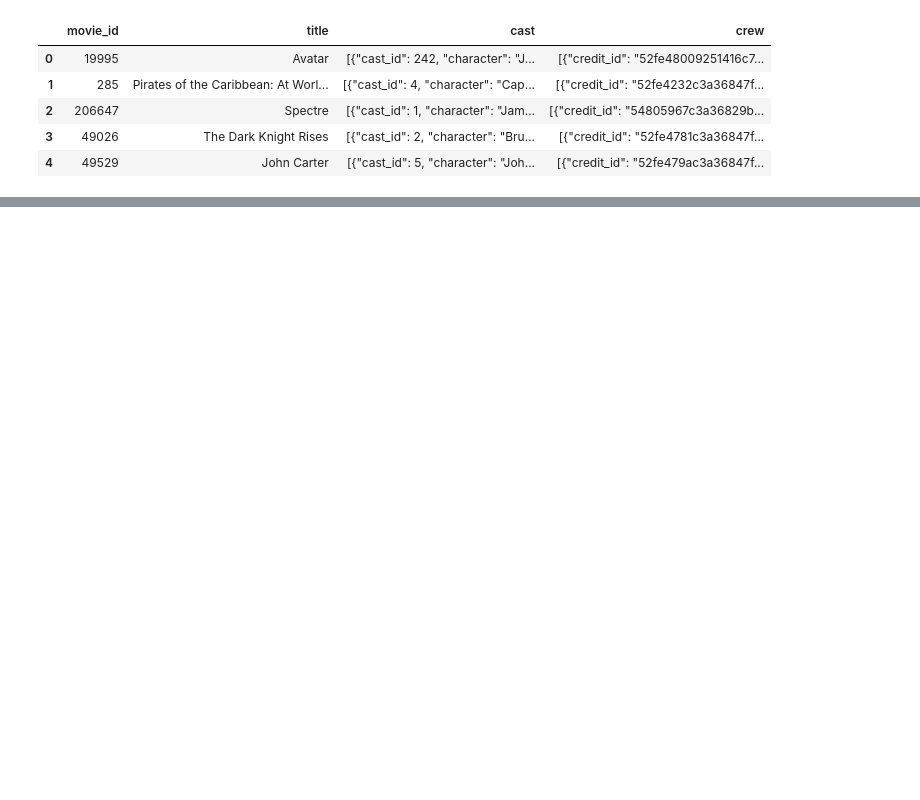
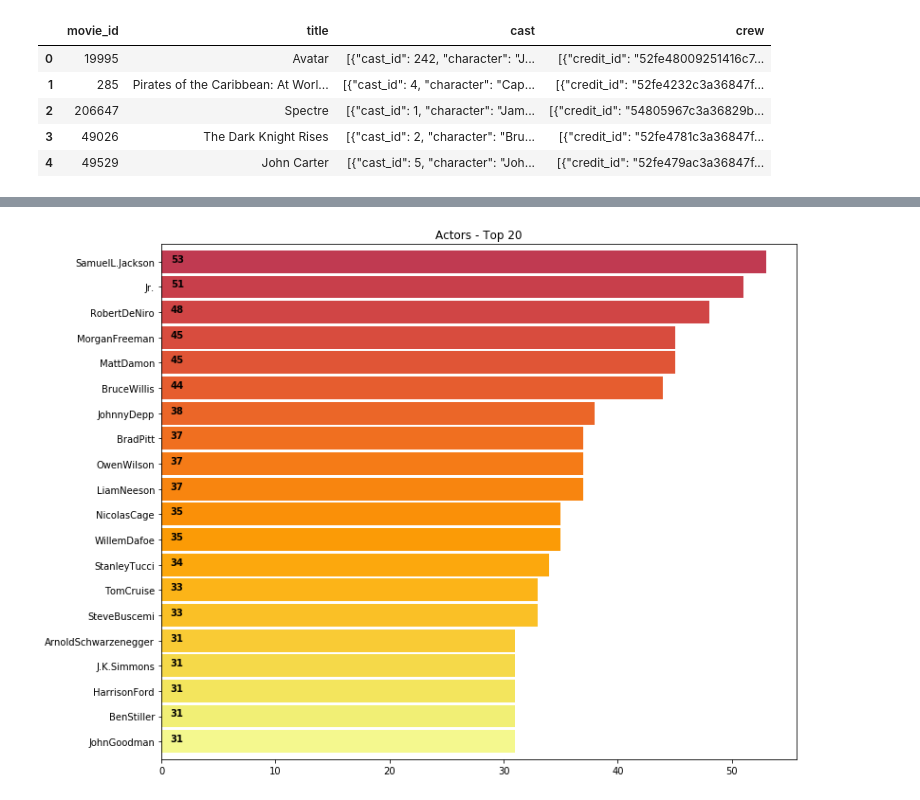
Before and after one commit to navendano11/NLP, a Jupyter notebook: NLP_tmdb.ipynb, the cells around one changed output, grey strips where cells are left out. Cells and saved outputs as stored; diff of their text form; code cells hidden in the pictures; blank space fills up the shorter version.

```diff
--- a/NLP_tmdb.ipynb
+++ b/NLP_tmdb.ipynb
@@ -116,0 +169,12 @@ movies[movies['title_x'].str.contains('mpire')]
+# %%
+plt.subplots(figsize=(12,10))
+list1=[]
+for i in movies2['cast']:
+    list1.extend(i)
+ax=pd.Series(list1).value_counts()[:20].sort_values(ascending=True).plot.barh(width=0.9,color=sns.color_palette('inferno_r',40))
+for i, v in enumerate(pd.Series(list1).value_counts()[:20].sort_values(ascending=True).values):
+    ax.text(.8, i, v,fontsize=10,color='black',weight='bold')
+plt.title('Actors - Top 20')
+plt.show()
+# %% [output]
+[figure, added]
```
Also changed, not shown: parts of 23 cells of this notebook.
